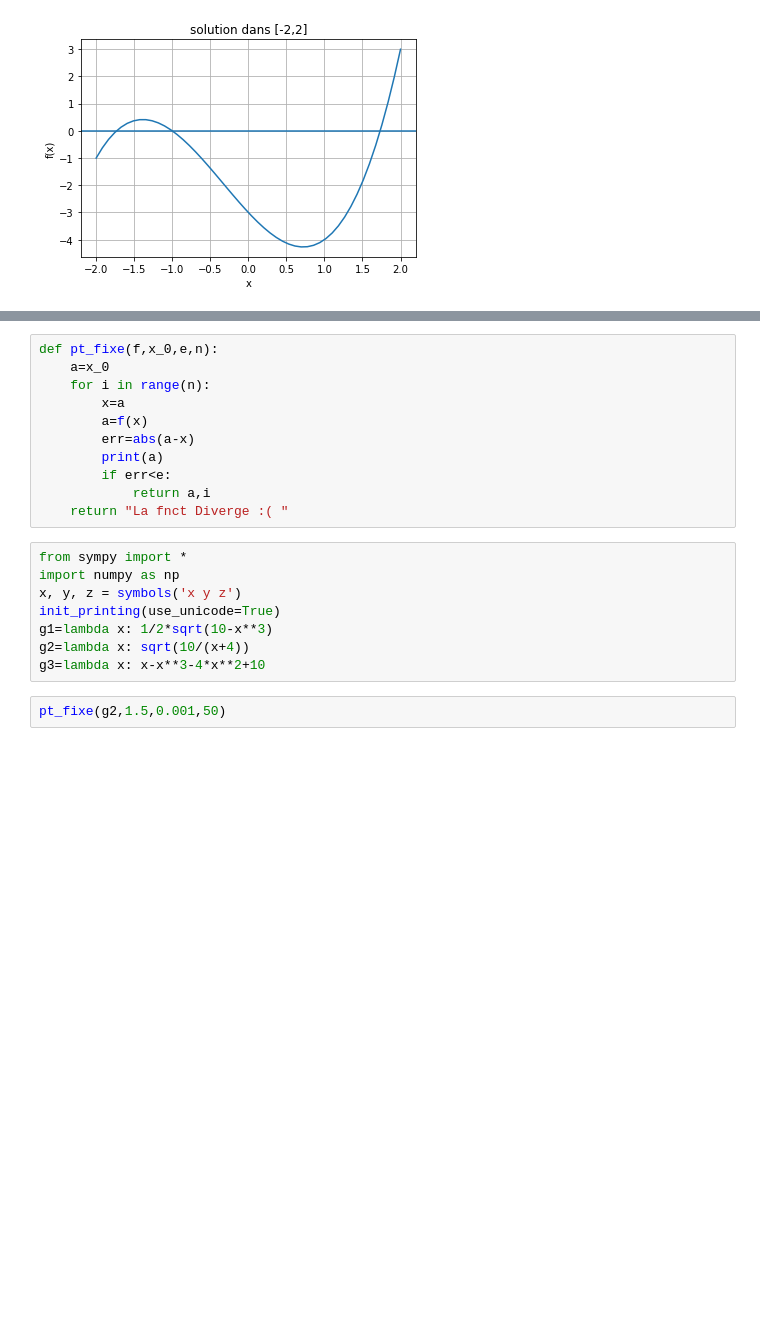
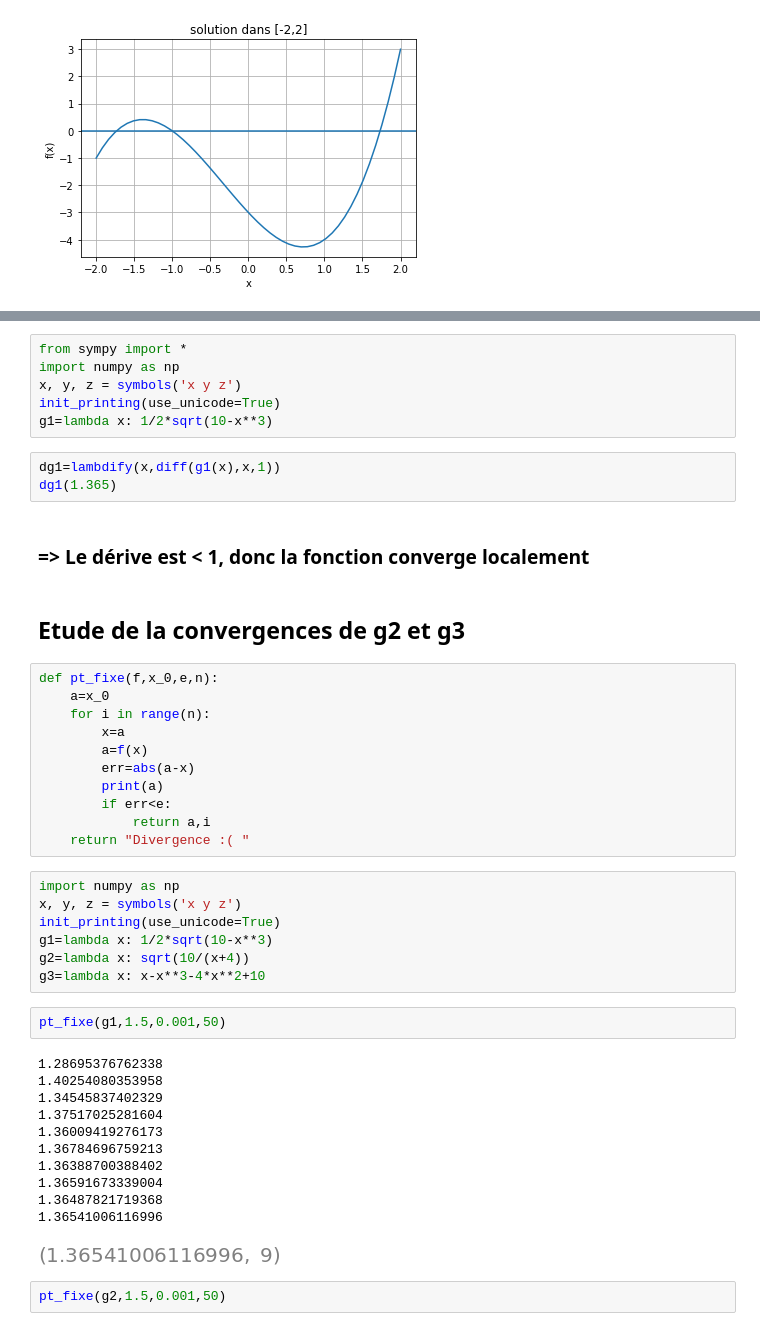
Before and after one commit to MohamedAmineBoufares/TP_Analyse_Num, a Jupyter notebook: TP1_2DNI.ipynb, the cells around one changed output, grey strips where cells are left out. Saved outputs shown, nothing was run; the diff lists cells and outputs as text; blank space fills up the shorter version.

```diff
--- a/TP1_2DNI.ipynb
+++ b/TP1_2DNI.ipynb
@@ -143,3 +179,16 @@ le dérive est < 1, donc la fonction converge localement
+# %%
+from sympy import *
+import numpy as np
+x, y, z = symbols('x y z')
+init_printing(use_unicode=True)
+g1=lambda x: 1/2*sqrt(10-x**3)
+# %%
+dg1=lambdify(x,diff(g1(x),x,1))
+dg1(1.365)
+# %% [markdown]
+### => Le dérive est < 1, donc la fonction converge localement
+# %% [markdown]
+## Etude de la convergences de g2 et g3
 # %%
 def pt_fixe(f,x_0,e,n):
     a=x_0
@@ -150,15 +199,28 @@ def pt_fixe(f,x_0,e,n):
         print(a)
         if err<e:
             return a,i
-    return "La fnct Diverge :( "
+    return "Divergence :( "
 # %%
-from sympy import *
 import numpy as np
 x, y, z = symbols('x y z')
 init_printing(use_unicode=True)
 g1=lambda x: 1/2*sqrt(10-x**3)
 g2=lambda x: sqrt(10/(x+4))
 g3=lambda x: x-x**3-4*x**2+10
+# %%
+pt_fixe(g1,1.5,0.001,50)
+# %% [output]
+1.28695376762338
+1.40254080353958
+1.34545837402329
+1.37517025281604
+1.36009419276173
+1.36784696759213
+1.36388700388402
+1.36591673339004
+1.36487821719368
+1.36541006116996
+[figure, added]
 # %%
 pt_fixe(g2,1.5,0.001,50)
 # %% [output]
```
Also changed, not shown: parts of 15 cells of this notebook.
